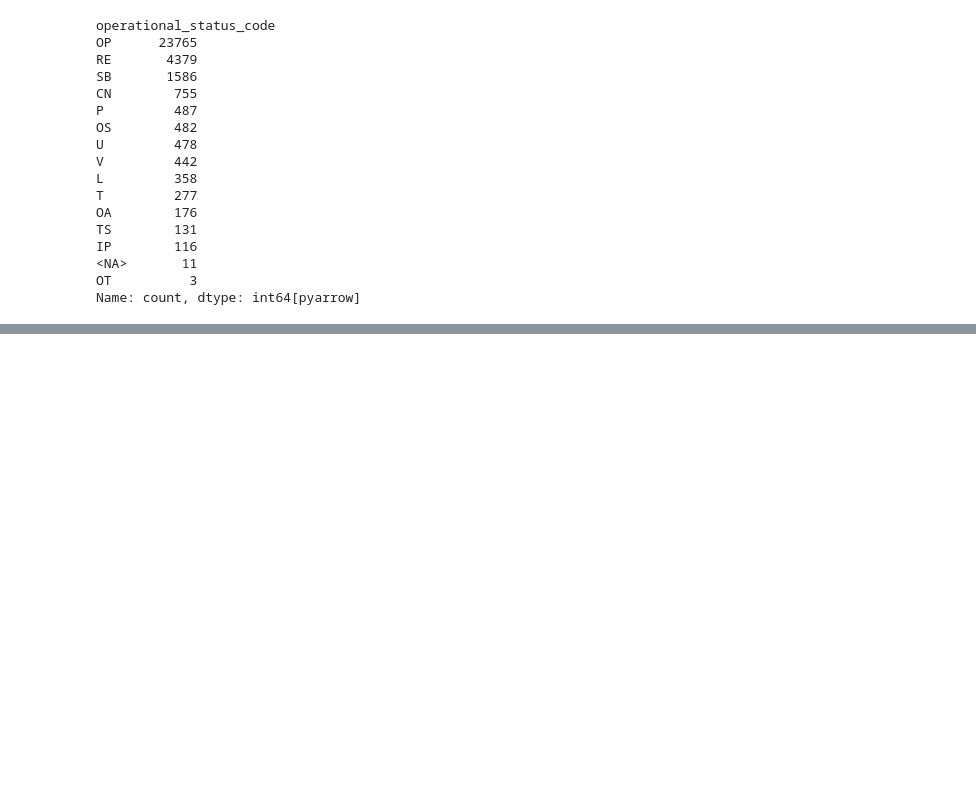
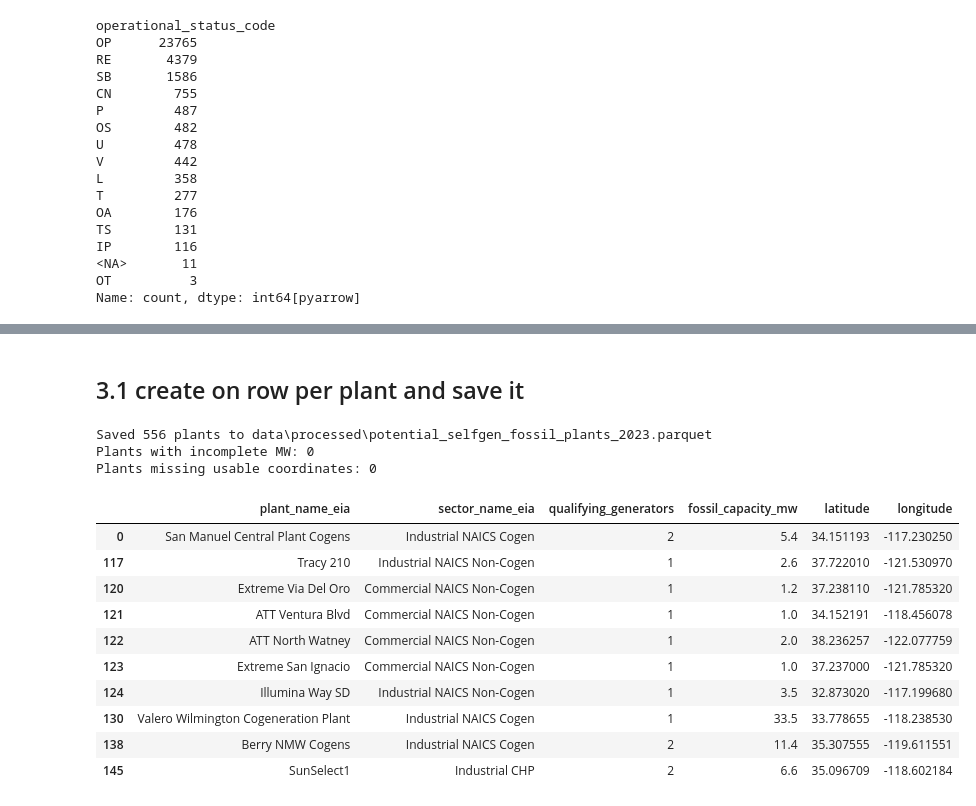
Before and after one commit to pstajvidi/self-generation-analysis, a Jupyter notebook: DataCleaning.ipynb, the cells around one changed output, grey strips where cells are left out. Cells and saved outputs as stored; diff of their text form; code cells hidden in the pictures; blank space fills up the shorter version.

Commit message:
cleaned and connect data, started working on the questions

```diff
--- a/DataCleaning.ipynb
+++ b/DataCleaning.ipynb
@@ -240,0 +299,70 @@ Name: count, dtype: int64[pyarrow]
+# %% [markdown]
+## 3.1 create on row per plant and save it
+# %%
+assert not eligible.empty, "No generators passed the screen. Review Cell 3 and Cell 4."
+
+capacity = pd.to_numeric(eligible["capacity_mw"], errors="coerce")
+eligible["capacity_mw"] = capacity.where(capacity >= 0)
+
+plant_capacity = (
+    eligible.groupby(plant_key, as_index=False)
+    .agg(
+        qualifying_generators=("generator_id", "size"),
+        generators_with_mw=("capacity_mw", "count"),
+        fossil_capacity_mw=("capacity_mw", "sum"),
+    )
+)
+
+plant_capacity["capacity_complete"] = (
+    plant_capacity["generators_with_mw"]
+    == plant_capacity["qualifying_generators"]
+)
+plant_capacity.loc[~plant_capacity["capacity_complete"], "fossil_capacity_mw"] = pd.NA
+
+plant_table = plants.merge(
+    plant_capacity,
+    on=plant_key,
+    how="inner",
+    validate="one_to_one",
+)
+
+plant_table["coordinates_valid"] = (
+    plant_table["latitude"].between(-90, 90)
+    & plant_table["longitude"].between(-180, 180)
+    & ~(plant_table["latitude"].eq(0) & plant_table["longitude"].eq(0))
+).fillna(False)
+
+assert plant_table["plant_id_eia"].is_unique
+assert plant_table["qualifying_generators"].sum() == len(eligible)
+
+out = Path("data/processed")
+out.mkdir(parents=True, exist_ok=True)
+output_file = out / f"potential_selfgen_fossil_plants_{YEAR}.parquet"
+plant_table.to_parquet(output_file, index=False)
+
+print(f"Saved {len(plant_table):,} plants to {output_file}")
+print("Plants with incomplete MW:", (~plant_table["capacity_complete"]).sum())
+print("Plants missing usable coordinates:", (~plant_table["coordinates_valid"]).sum())
+
+display(
+    plant_table.loc[
+        plant_table["state"].eq("CA"),
+        ["plant_name_eia", "sector_name_eia", "qualifying_generators",
+         "fossil_capacity_mw", "latitude", "longitude"],
+    ].head(10)
+)
+# %% [output]
+Saved 556 plants to data\processed\potential_selfgen_fossil_plants_2023.parquet
+Plants with incomplete MW: 0
+Plants missing usable coordinates: 0
+|  | plant_name_eia | sector_name_eia | qualifying_generators | fossil_capacity_mw | latitude | longitude |
+| 0 | San Manuel Central Plant Cogens | Industrial NAICS Cogen | 2 | 5.4 | 34.151193 | -117.230250 |
+| 117 | Tracy 210 | Industrial NAICS Non-Cogen | 1 | 2.6 | 37.722010 | -121.530970 |
+| 120 | Extreme Via Del Oro | Commercial NAICS Non-Cogen | 1 | 1.2 | 37.238110 | -121.785320 |
+| 121 | ATT Ventura Blvd | Commercial NAICS Non-Cogen | 1 | 1.0 | 34.152191 | -118.456078 |
+| 122 | ATT North Watney | Commercial NAICS Non-Cogen | 1 | 2.0 | 38.236257 | -122.077759 |
+| 123 | Extreme San Ignacio | Commercial NAICS Non-Cogen | 1 | 1.0 | 37.237000 | -121.785320 |
+| 124 | Illumina Way SD | Industrial NAICS Non-Cogen | 1 | 3.5 | 32.873020 | -117.199680 |
+| 130 | Valero Wilmington Cogeneration Plant | Industrial NAICS Cogen | 1 | 33.5 | 33.778655 | -118.238530 |
+| 138 | Berry NMW Cogens | Industrial NAICS Cogen | 2 | 11.4 | 35.307555 | -119.611551 |
+| 145 | SunSelect1 | Industrial CHP | 2 | 6.6 | 35.096709 | -118.602184 |
```
Also changed, not shown: parts of 12 cells of this notebook, 2 other files.
